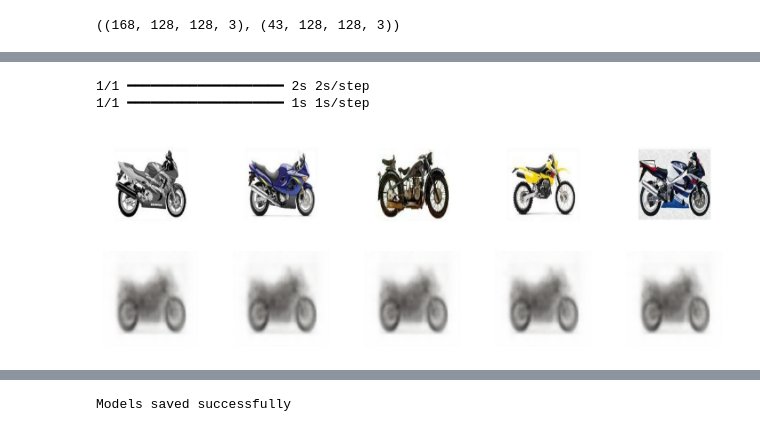
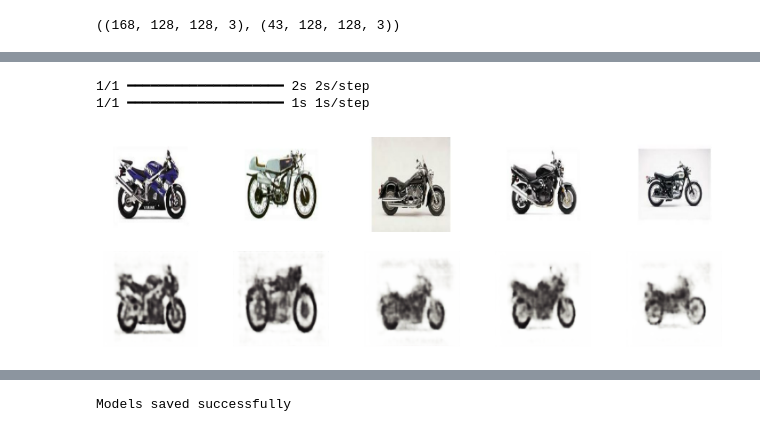
Before and after one commit to luisejdm/Proyecto1_Deep_Learning, a Jupyter notebook: notebooks/3.05-smdo-refining_further.ipynb, the cells around one changed output, grey strips where cells are left out. Drawn from its saved outputs; the diff is of its cells as text; code cells hidden in the pictures.

```diff
--- a/notebooks/3.05-smdo-refining_further.ipynb
+++ b/notebooks/3.05-smdo-refining_further.ipynb
@@ -209,9 +208,10 @@ Model: "decoder"
 # %%
 class VAE(keras.Model):
-    def __init__(self, encoder, decoder, **kwargs):
+    def __init__(self, encoder, decoder, beta=1.0, **kwargs):
         super().__init__(**kwargs)
         self.encoder = encoder
         self.decoder = decoder
+        self.beta    = beta #adding beta
         self.total_loss_tracker = keras.metrics.Mean(name="total_loss")
         self.reconstruction_loss_tracker = keras.metrics.Mean(
             name="reconstruction_loss"
@@ -260,12 +260,37 @@ class VAE(keras.Model):
             "reconstruction_loss": self.reconstruction_loss_tracker.result(),
             "kl_loss": self.kl_loss_tracker.result(),
         }
+    def test_step(self, data):
+        if isinstance(data, tuple):
+            data = data[0]
+
+        z_mean, z_log_var, z = self.encoder(data)
+        reconstruction = self.decoder(z)
+
+        reconstruction_loss = ops.mean(
+            ops.sum(
+                ops.square(data - reconstruction),
+                axis=(1, 2, 3),
+            )
+        )
+
+        kl_loss = -0.5 * (1 + z_log_var - ops.square(z_mean) - ops.exp(z_log_var))
+        kl_loss = ops.mean(ops.sum(kl_loss, axis=1))
+
+        total_loss = reconstruction_loss + (self.beta * kl_loss)
+
+        return {
+            "loss": total_loss,
+            "reconstruction_loss": reconstruction_loss,
+            "kl_loss": kl_loss,
+        }
 # %%
 motorcycle_brum_brum = np.concatenate([x_train, x_test], axis=0)
 
+beta = 1
 
-vae = VAE(encoder, decoder)
+vae = VAE(encoder, decoder, beta)
 vae.compile(optimizer=keras.optimizers.Adam())
-history = vae.fit(motorcycle_brum_brum, epochs=100)
+history = vae.fit(x_train, epochs=100)
 # %% [output]
 Epoch 1/100
@@ -309,30 +313,30 @@ Epoch 100/100
 # %%
 import matplotlib.pyplot as plt
 import numpy as np
 
 def show_reconstructions(model, data, n=5):
     z_mean, z_log_var, z = model.encoder.predict(data[:n])
     reconstructions = model.decoder.predict(z)
 
     plt.figure(figsize=(12, 4))
     for i in range(n):
         # Original
         ax = plt.subplot(2, n, i + 1)
         plt.imshow(data[i])
         plt.axis("off")
 
         # Reconstruction
         ax = plt.subplot(2, n, i + 1 + n)
         plt.imshow(reconstructions[i])
         plt.axis("off")
 
     plt.show()
 
-show_reconstructions(vae, motorcycle_brum_brum)
+show_reconstructions(vae, x_test)
 # %% [output]
 1/1 ━━━━━━━━━━━━━━━━━━━━ 2s 2s/step
 1/1 ━━━━━━━━━━━━━━━━━━━━ 1s 1s/step
-[figure, old version]
+[figure, new version]
 # %%
 import matplotlib.pyplot as plt
 import numpy as np
```
Also changed, not shown: parts of 16 cells of this notebook, 2 other files.
